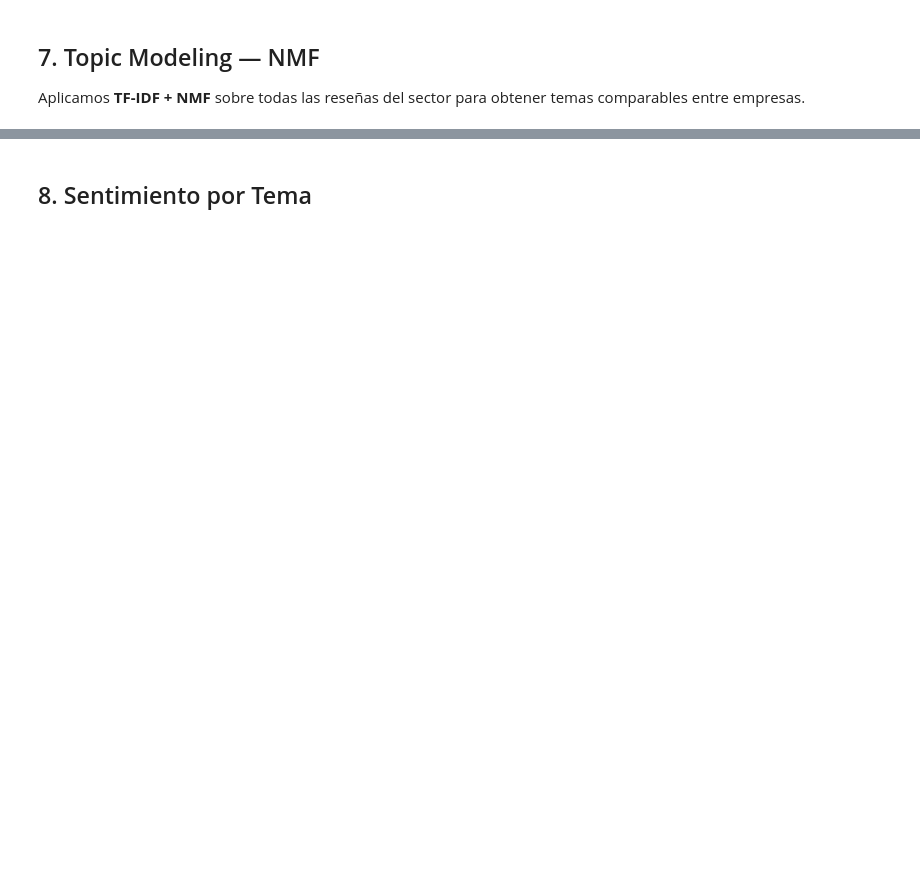
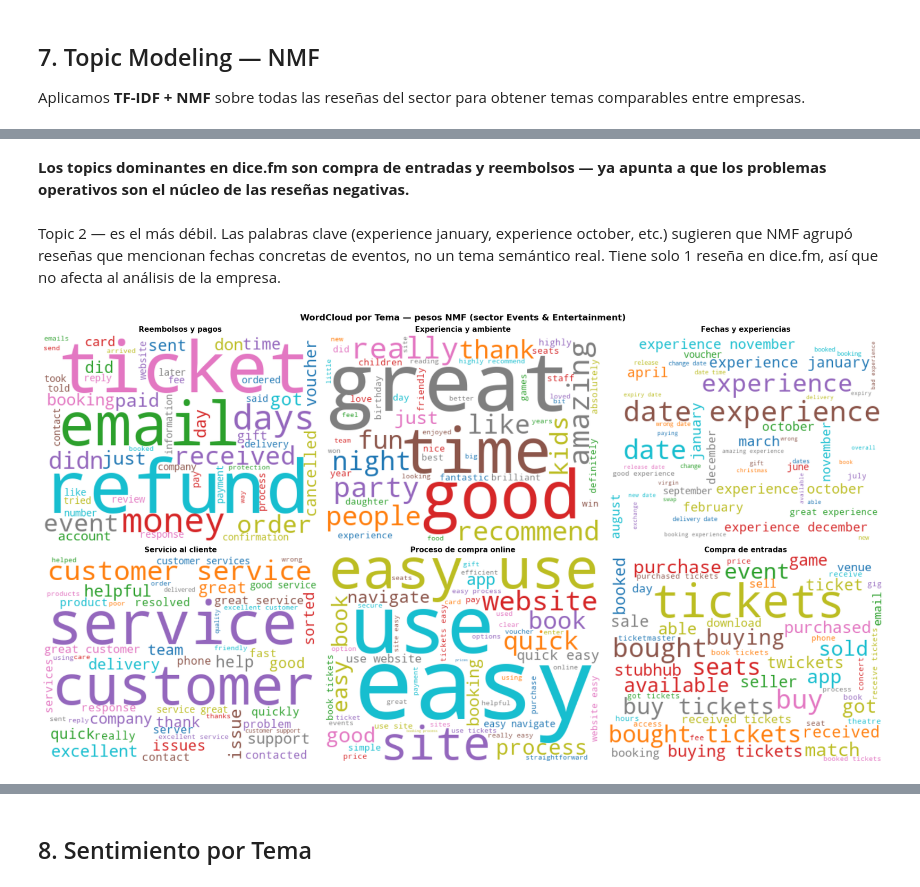
Before and after one commit to viictorhp/deep_learning_project, a Jupyter notebook: dice_fm_analisis.ipynb, the cells around one changed output, grey strips where cells are left out. Drawn from its saved outputs; the diff is of its cells as text; code cells hidden in the pictures; blank space fills up the shorter version.

```diff
--- a/dice_fm_analisis.ipynb
+++ b/dice_fm_analisis.ipynb
@@ -456,9 +470,9 @@ tfidf_vec = TfidfVectorizer(
     max_features=5000,
     min_df=3,
     max_df=0.85,
-    stop_words='english',
+    stop_words='english',          # cubre solo inglés; stopwords de otros idiomas pueden persistir
     ngram_range=(1, 2),
-    token_pattern=r'\b[a-z][a-z]{2,}\b'
+    token_pattern=r'(?u)\b[^\W\d_]{3,}\b'   # Unicode: captura letras acentuadas (ej. italiano, francés)
 )
 tfidf_matrix = tfidf_vec.fit_transform(sector_df['clean_review'])
 feat_names   = tfidf_vec.get_feature_names_out()
@@ -469,9 +483,9 @@ nmf = NMF(n_components=N_TOPICS, random_state=42, max_iter=500, l1_ratio=0.1)
 W   = nmf.fit_transform(tfidf_matrix)   # doc × topic
 H   = nmf.components_                   # topic × word
 
-sector_df['topic']       = W.argmax(axis=1)
+sector_df['topic']        = W.argmax(axis=1)
 sector_df['topic_weight'] = W.max(axis=1)
 
 target_df = sector_df[sector_df['company'] == TARGET].copy().reset_index(drop=True)
 comp_df   = sector_df[sector_df['company'] != TARGET].copy().reset_index(drop=True)
-print('NMF completado ✓')
+print('NMF completado')
@@ -489,3 +525,30 @@ print(target_df['topic'].value_counts().sort_index())
+# %% [markdown]
+**Los topics dominantes en dice.fm son compra de entradas y reembolsos — ya apunta a que los problemas operativos son el núcleo de las reseñas negativas.**
+# %% [markdown]
+Topic 2 — es el más débil. Las palabras clave (experience january, experience october, etc.) sugieren que NMF agrupó reseñas que mencionan fechas concretas de eventos, no un tema semántico real. Tiene solo 1 reseña en dice.fm, así que no afecta al análisis de la empresa.
+# %%
+fig, axes = plt.subplots(2, 3, figsize=(18, 10))
+axes = axes.flatten()
+
+for topic_idx, ax in enumerate(axes):
+    weights = dict(zip(feat_names, H[topic_idx]))
+    wc = WordCloud(
+        width=400, height=300,
+        background_color='white',
+        colormap='tab10',
+        max_words=50,
+        prefer_horizontal=0.9
+    ).generate_from_frequencies(weights)
+    ax.imshow(wc, interpolation='bilinear')
+    ax.set_title(f'{TOPIC_LABELS[topic_idx]}', fontweight='bold', fontsize=11)
+    ax.axis('off')
+
+plt.suptitle('WordCloud por Tema — pesos NMF (sector Events & Entertainment)',
+            fontsize=13, fontweight='bold')
+plt.tight_layout()
+plt.show()
+# %% [output]
+[figure, added]
 # %%
 # Aplica etiquetas (actualiza TOPIC_LABELS arriba si es necesario)
 sector_df['topic_label'] = sector_df['topic'].map(TOPIC_LABELS)
```
Also changed, not shown: parts of 25 cells of this notebook, 3 other files.
